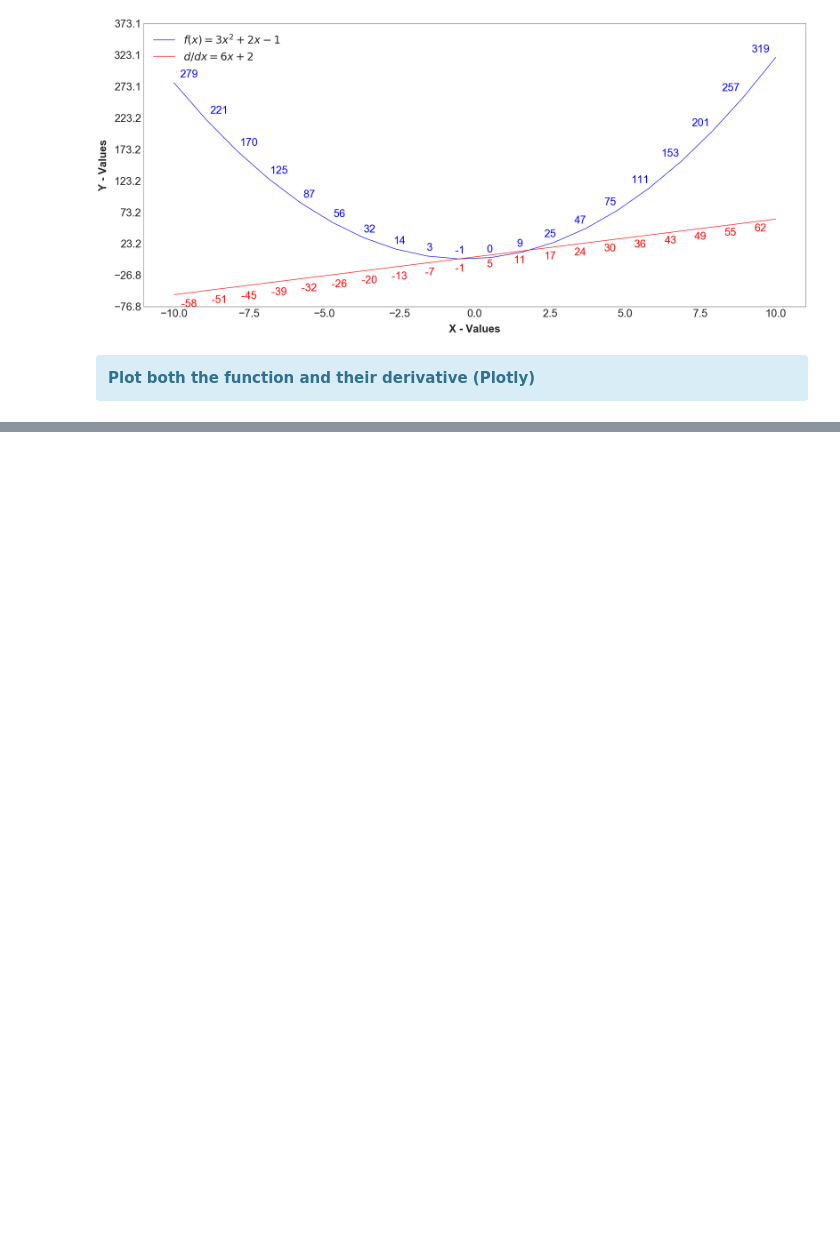
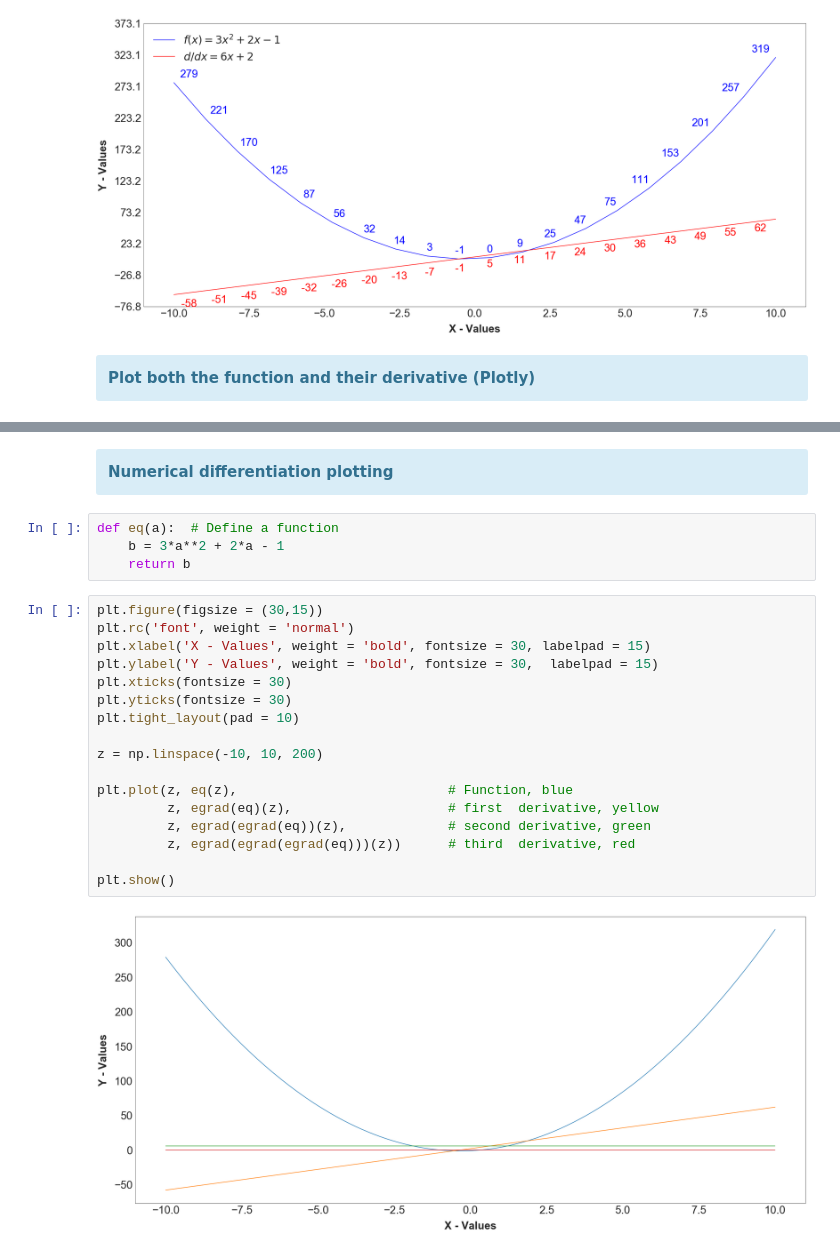
Before and after one commit to Empanator/Computational_Mathematics, a Jupyter notebook: Plotting differentiation.ipynb, the cells around one changed output, grey strips where cells are left out. Drawn from its saved outputs; the diff is of its cells as text; blank space fills up the shorter version.

```diff
--- a/Plotting differentiation.ipynb
+++ b/Plotting differentiation.ipynb
@@ -164,0 +211,27 @@ py.iplot(fig, filename = 'Plotting differentiation', auto_open = False)
+# %% [markdown]
+<div class="alert alert-block alert-info">
+<b>Numerical differentiation plotting</b>
+</div>
+# %%
+def eq(a):  # Define a function
+    b = 3*a**2 + 2*a - 1
+    return b
+# %%
+plt.figure(figsize = (30,15))
+plt.rc('font', weight = 'normal')
+plt.xlabel('X - Values', weight = 'bold', fontsize = 30, labelpad = 15)
+plt.ylabel('Y - Values', weight = 'bold', fontsize = 30,  labelpad = 15)
+plt.xticks(fontsize = 30)
+plt.yticks(fontsize = 30)
+plt.tight_layout(pad = 10)
+
+z = np.linspace(-10, 10, 200)
+
+plt.plot(z, eq(z),                           # Function, blue
+         z, egrad(eq)(z),                    # first  derivative, yellow
+         z, egrad(egrad(eq))(z),             # second derivative, green
+         z, egrad(egrad(egrad(eq)))(z))      # third  derivative, red
+
+plt.show()
+# %% [output]
+[figure, added]
```
Also changed, not shown: parts of 11 cells of this notebook, 2 other files.
